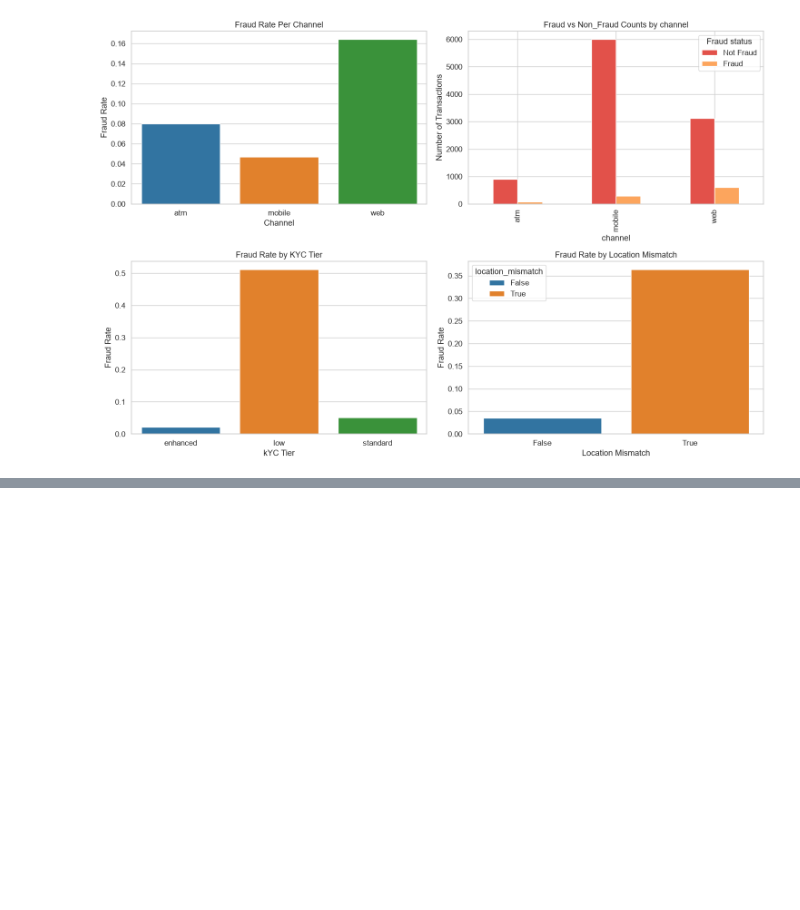
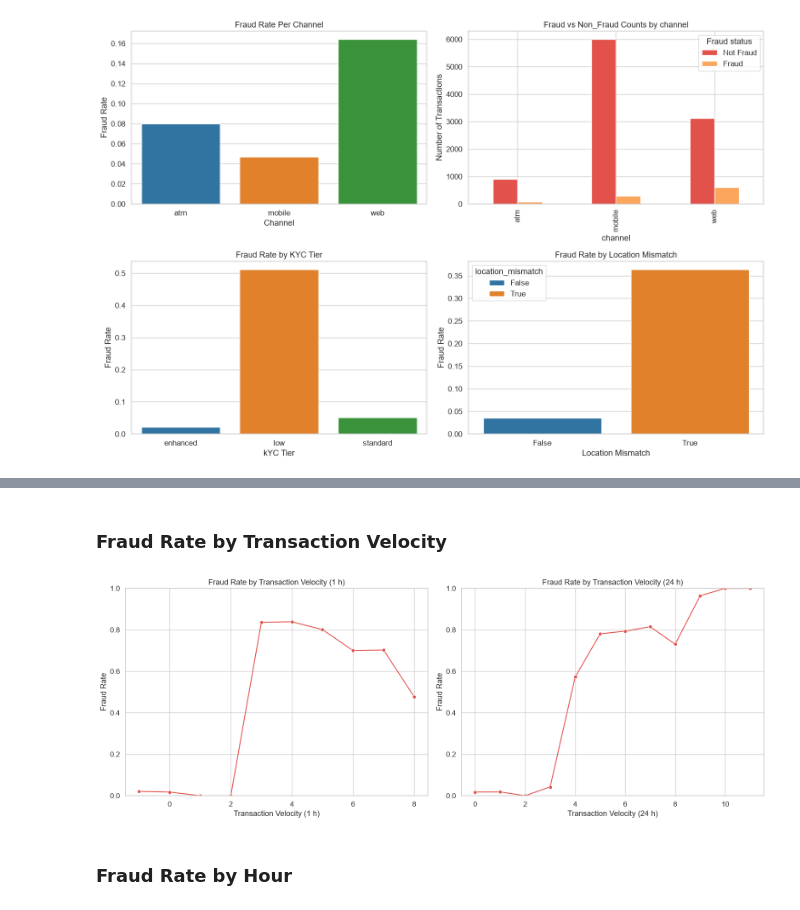
Before and after one commit to Oyekemi247/Fraudulent_Transaction_Detection_for_Finlora_Company, a Jupyter notebook: Notebooks/Exploratory.ipynb, the cells around one changed output, grey strips where cells are left out. Saved outputs shown, nothing was run; the diff lists cells and outputs as text; code cells hidden in the pictures; blank space fills up the shorter version.

```diff
--- a/Notebooks/Exploratory.ipynb
+++ b/Notebooks/Exploratory.ipynb
@@ -221,0 +226,50 @@ plt.show()
+# %% [markdown]
+### Fraud Rate by Transaction Velocity
+# %%
+fig, axes = plt.subplots(1, 2, figsize=(16, 6))
+
+# Fraud rate by transaction velocity (1 hour)
+txn_velocity_1hour =(
+    cleaned_customer_transaction_data.groupby('txn_velocity_1h')['is_fraud']
+    .mean()
+    .reset_index()
+)
+
+sns.lineplot(
+    data=txn_velocity_1hour,
+    x='txn_velocity_1h',
+    y='is_fraud',
+    marker='o',
+    ax=axes[0]
+)
+
+axes[0].set_title('Fraud Rate by Transaction Velocity (1 h)')
+axes[0].set_xlabel('Transaction Velocity (1 h)')
+axes[0].set_ylabel('Fraud Rate')
+axes[0].set_ylim(0, 1)
+
+# 2. Fraud rate by transaction velocity (24 hours)
+txn_velocity_24h = (
+    cleaned_customer_transaction_data.groupby('txn_velocity_24h')['is_fraud']
+    .mean()
+    .reset_index()
+)
+
+sns.lineplot(
+    data=txn_velocity_24h,
+    x='txn_velocity_24h',
+    y='is_fraud',
+    marker='o',
+    ax=axes[1]
+)
+axes[1].set_title('Fraud Rate by Transaction Velocity (24 h)')
+axes[1].set_xlabel('Transaction Velocity (24 h)')
+axes[1].set_ylabel('Fraud Rate')
+axes[1].set_ylim(0, 1)
+
+plt.tight_layout()
+plt.show()
+# %% [output]
+[figure, added]
+# %% [markdown]
+### Fraud Rate by Hour
```
Also changed, not shown: parts of 13 cells of this notebook, 3 other files.
